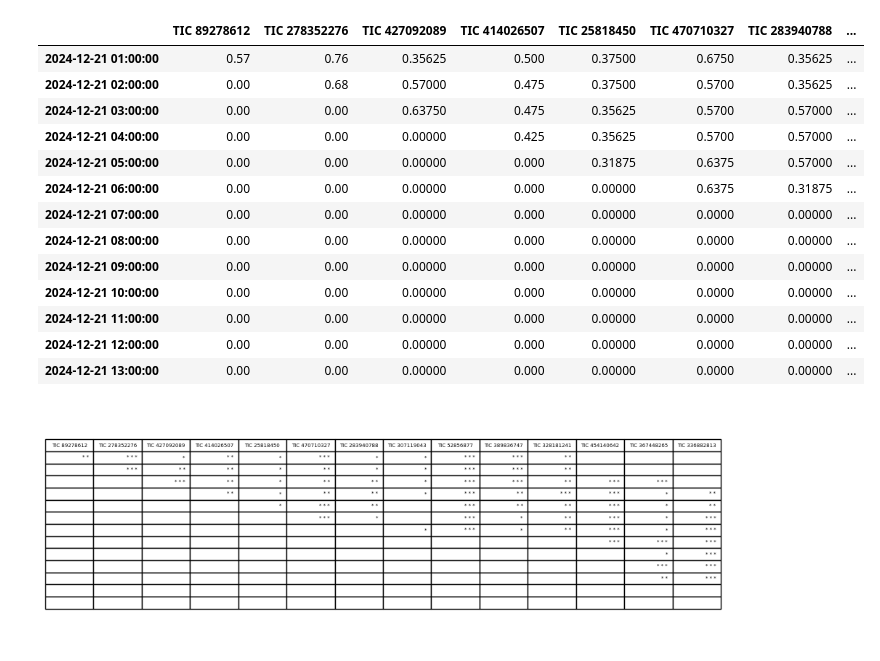
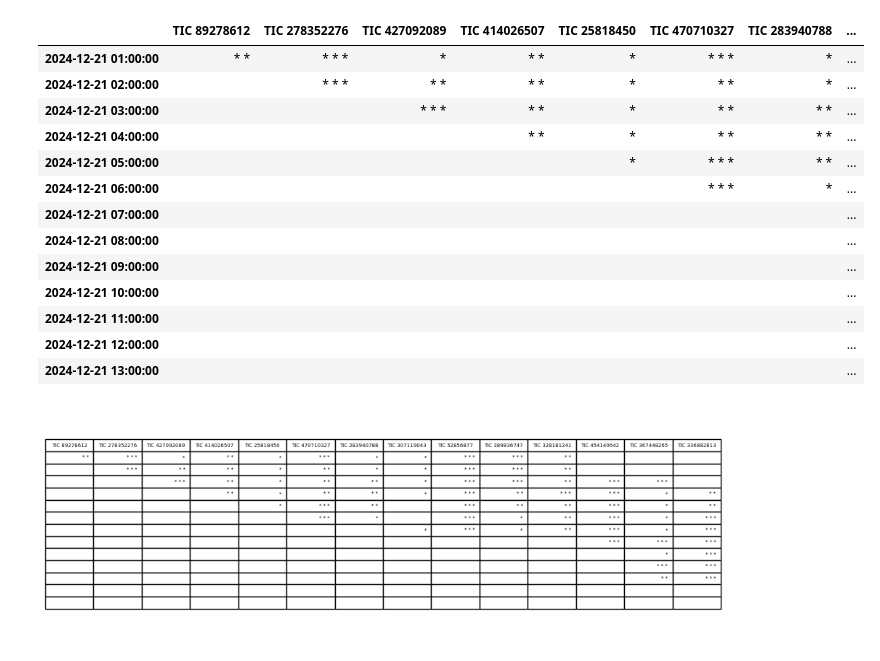
Before and after one commit to CvillePaul/Work, a Jupyter notebook: 2024-12-14 LBT Observing 2024-12-20/LBT Observing 2024-12-21.ipynb, the cells around one changed output. Saved outputs shown, nothing was run; the diff lists cells and outputs as text; code cells hidden in the pictures.

```diff
--- a/2024-12-14 LBT Observing 2024-12-20/LBT Observing 2024-12-21.ipynb
+++ b/2024-12-14 LBT Observing 2024-12-20/LBT Observing 2024-12-21.ipynb
@@ -238,31 +211,31 @@ WARNING: NonRotationTransformationWarning: transforming other coordinates from <
 # %%
 
 readme = lbt.write_lbt_readme_file("UVa_Multistar", tl.target_list, session)
 with open("UVa_Multistar.README", "w") as f:
     f.write(readme)
 
 other_files = {
     "LBT Readme": lbt.write_lbt_readme_file("UVa_Multistar", tl.target_list, session),
     "LBT CSV": open("UVa_Multistar.csv", "r").readlines(),
 }
 
 html.render_observing_pages(tl, pl, other_files, "html")
-pl.numerical_priorities[0]
+pl.categorical_priorities[0]
 # %% [output]
 |  | TIC 89278612 | TIC 278352276 | TIC 427092089 | TIC 414026507 | TIC 25818450 | TIC 470710327 | TIC 283940788 | ... |
-| 2024-12-21 01:00:00 | 0.57 | 0.76 | 0.35625 | 0.500 | 0.37500 | 0.6750 | 0.35625 | ... |
-| 2024-12-21 02:00:00 | 0.00 | 0.68 | 0.57000 | 0.475 | 0.37500 | 0.5700 | 0.35625 | ... |
-| 2024-12-21 03:00:00 | 0.00 | 0.00 | 0.63750 | 0.475 | 0.35625 | 0.5700 | 0.57000 | ... |
-| 2024-12-21 04:00:00 | 0.00 | 0.00 | 0.00000 | 0.425 | 0.35625 | 0.5700 | 0.57000 | ... |
-| 2024-12-21 05:00:00 | 0.00 | 0.00 | 0.00000 | 0.000 | 0.31875 | 0.6375 | 0.57000 | ... |
-| 2024-12-21 06:00:00 | 0.00 | 0.00 | 0.00000 | 0.000 | 0.00000 | 0.6375 | 0.31875 | ... |
-| 2024-12-21 07:00:00 | 0.00 | 0.00 | 0.00000 | 0.000 | 0.00000 | 0.0000 | 0.00000 | ... |
-| 2024-12-21 08:00:00 | 0.00 | 0.00 | 0.00000 | 0.000 | 0.00000 | 0.0000 | 0.00000 | ... |
-| 2024-12-21 09:00:00 | 0.00 | 0.00 | 0.00000 | 0.000 | 0.00000 | 0.0000 | 0.00000 | ... |
-| 2024-12-21 10:00:00 | 0.00 | 0.00 | 0.00000 | 0.000 | 0.00000 | 0.0000 | 0.00000 | ... |
-| 2024-12-21 11:00:00 | 0.00 | 0.00 | 0.00000 | 0.000 | 0.00000 | 0.0000 | 0.00000 | ... |
-| 2024-12-21 12:00:00 | 0.00 | 0.00 | 0.00000 | 0.000 | 0.00000 | 0.0000 | 0.00000 | ... |
-| 2024-12-21 13:00:00 | 0.00 | 0.00 | 0.00000 | 0.000 | 0.00000 | 0.0000 | 0.00000 | ... |
+| 2024-12-21 01:00:00 | * * | * * * | * | * * | * | * * * | * | ... |
+| 2024-12-21 02:00:00 |  | * * * | * * | * * | * | * * | * | ... |
+| 2024-12-21 03:00:00 |  |  | * * * | * * | * | * * | * * | ... |
+| 2024-12-21 04:00:00 |  |  |  | * * | * | * * | * * | ... |
+| 2024-12-21 05:00:00 |  |  |  |  | * | * * * | * * | ... |
+| 2024-12-21 06:00:00 |  |  |  |  |  | * * * | * | ... |
+| 2024-12-21 07:00:00 |  |  |  |  |  |  |  | ... |
+| 2024-12-21 08:00:00 |  |  |  |  |  |  |  | ... |
+| 2024-12-21 09:00:00 |  |  |  |  |  |  |  | ... |
+| 2024-12-21 10:00:00 |  |  |  |  |  |  |  | ... |
+| 2024-12-21 11:00:00 |  |  |  |  |  |  |  | ... |
+| 2024-12-21 12:00:00 |  |  |  |  |  |  |  | ... |
+| 2024-12-21 13:00:00 |  |  |  |  |  |  |  | ... |
 # %%
 import matplotlib.pyplot as plt
 from matplotlib.backends.backend_pdf import PdfPages
```
Also changed, not shown: parts of 3 cells of this notebook, 2 other files.
